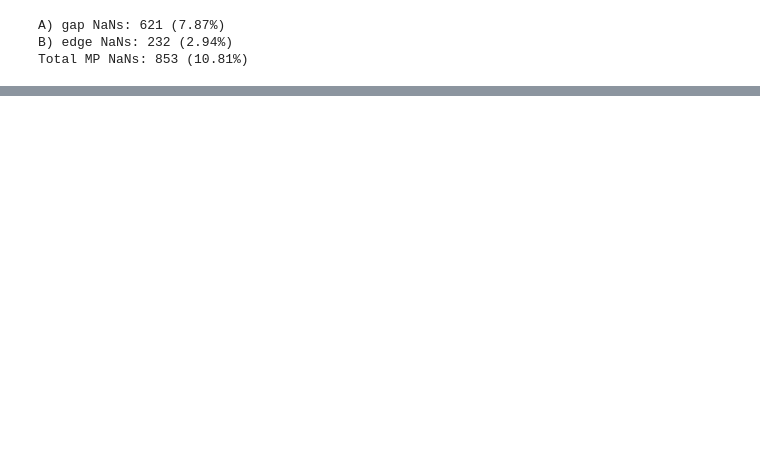
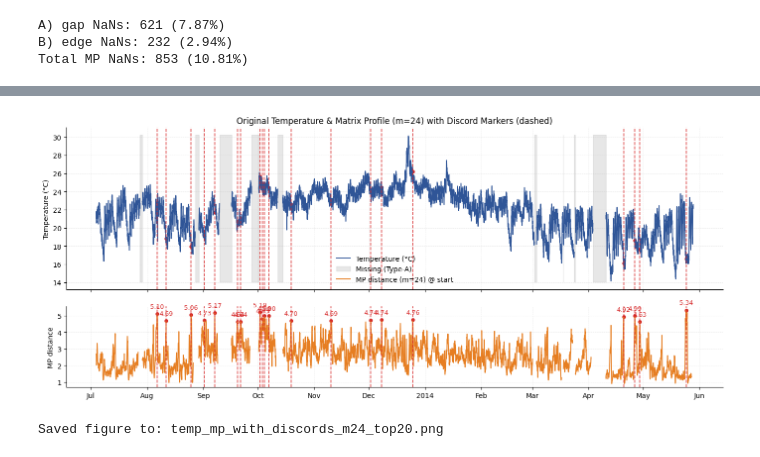
Before and after one commit to spouli/Thesis_Anomaly_Detection, a Jupyter notebook: Preprocessing.ipynb, the cells around one changed output, grey strips where cells are left out. Saved outputs shown, nothing was run; the diff lists cells and outputs as text; code cells hidden in the pictures; blank space fills up the shorter version.

Commit message:
Find Top K discords and Visualise them

```diff
--- a/Preprocessing.ipynb
+++ b/Preprocessing.ipynb
@@ -40,6 +46,9 @@ None
 | 2 | 2013-07-04 02:00:00 | 70.877805 |
 | 3 | 2013-07-04 03:00:00 | 68.959400 |
 | 4 | 2013-07-04 04:00:00 | 69.283551 |
+# %%
+fig = go.Figure([go.Scatter(x = df_raw['timestamp'], y = df_raw['value'])])
+fig.show()
 # %% [markdown]
 # 2. Preprocessing Data
 # %% [markdown]
@@ -482,0 +695,24 @@ Total MP NaNs: 853 (10.81%)
+# %%
+# --- Configuration for event picking ---
+K = 20           # how many unique days to report
+m = 24           # window length in hours
+exclusion = 24   # avoid overlap by ~1 day
+
+# Compute non-overlapping MP picks (creates `picks`) ---
+# Each pick is (start timestamp, mp_value).
+picks = top_k_nonoverlapping(g, mp_col="mp_m24_start", m=m, K=K, exclusion=exclusion)
+
+# Build the events table from the picks
+events_table = build_discord_table(g, picks, m=m)
+
+
+tbl = events_table.copy()
+# reorder/format columns
+tbl = tbl[["start","end","duration_h","mp_value","nn_start"]].copy()
+tbl["start"] = tbl["start"].dt.strftime("%Y-%m-%d %H:%M")
+tbl["end"]   = tbl["end"].dt.strftime("%Y-%m-%d %H:%M")
+tbl["nn_start"] = tbl["nn_start"].dt.strftime("%Y-%m-%d %H:%M")
+tbl["mp_value"] = tbl["mp_value"].round(3)
+
+md = tbl.to_markdown(index=False)
+print(md)
@@ -482,0 +767,13 @@ Total MP NaNs: 853 (10.81%)
+# %%
+# Plot (two subplots) with dashed lines at discord starts
+fig, _ = plot_temp_and_mp_with_discord_lines(
+    g, events_table, m=m, figsize=(14, 6),
+    shade_missing=True, shade_windows=False
+)
+
+# Save to file (PNG for your thesis/report)
+fig.savefig("temp_mp_with_discords_m24_top20.png", dpi=200, bbox_inches="tight")
+print("Saved figure to: temp_mp_with_discords_m24_top20.png")
+# %% [output]
+[figure, added]
+Saved figure to: temp_mp_with_discords_m24_top20.png
```
Also changed, not shown: parts of 19 cells of this notebook, 2 other files.
